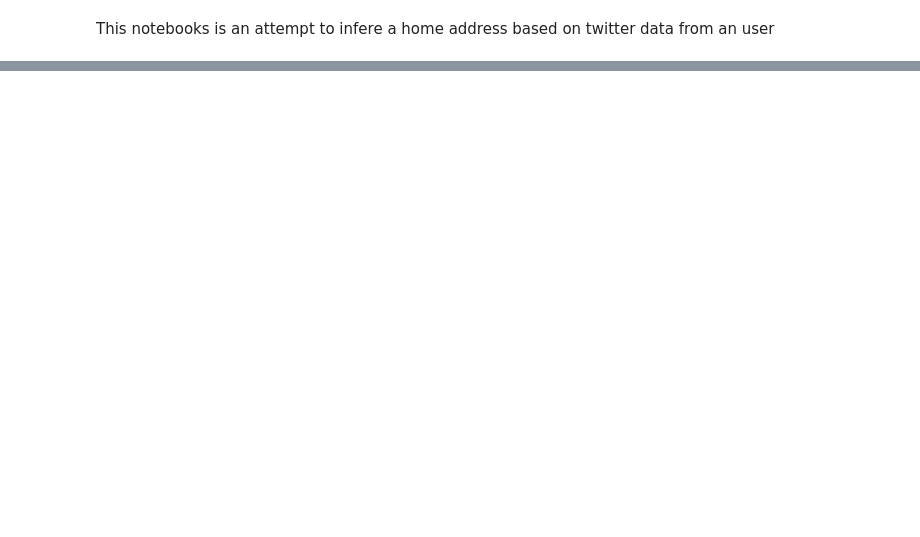
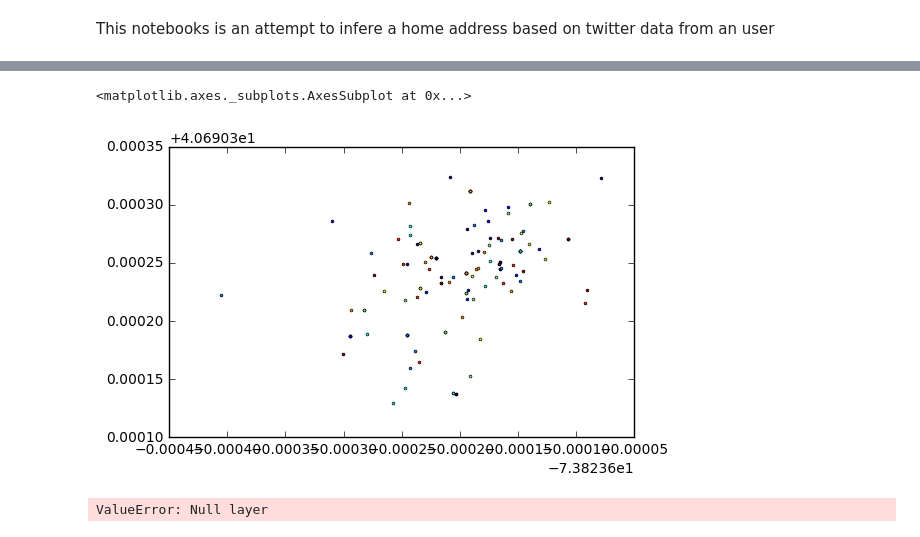
Before and after one commit to Alan-F/USI-Impact-L-Train-Shutdown, a Jupyter notebook: gettingHomeAddresss.ipynb, the cells around one changed output, grey strips where cells are left out. Drawn from its saved outputs; the diff is of its cells as text; code cells hidden in the pictures; blank space fills up the shorter version.

Commit message:
notebook for locating mr naasir house finished

```diff
--- a/gettingHomeAddresss.ipynb
+++ b/gettingHomeAddresss.ipynb
@@ -16,0 +106,9 @@ data.head()
+# %%
+X = dataFiltered.loc[:,['x','y']].values
+# %%
+from sklearn.mixture import GaussianMixture # You can import this only if you are using 0.18+ sklearn.
+gm=GaussianMixture(n_components=4,random_state=324)
+
+res1=gm.fit(X)
+
+dataFiltered['cluster'] = res1.predict(X)
@@ -16,0 +135,12 @@ data.head()
+# %%
+#this is probably the house
+dataFiltered.loc[dataFiltered.cluster==0,:].plot()
+# %% [output]
+<matplotlib.axes._subplots.AxesSubplot at 0x...>
+[figure, added]
+# %%
+toSave = dataFiltered.loc[dataFiltered.cluster==0,['Tweet ID','x','y','geometry']]
+
+gpd.GeoDataFrame.to_file(toSave,'shape/mrNaasir.shp')
+# %% [output]
+ValueError: Null layer
```
Also changed, not shown: parts of 16 cells of this notebook, 4 other files.
